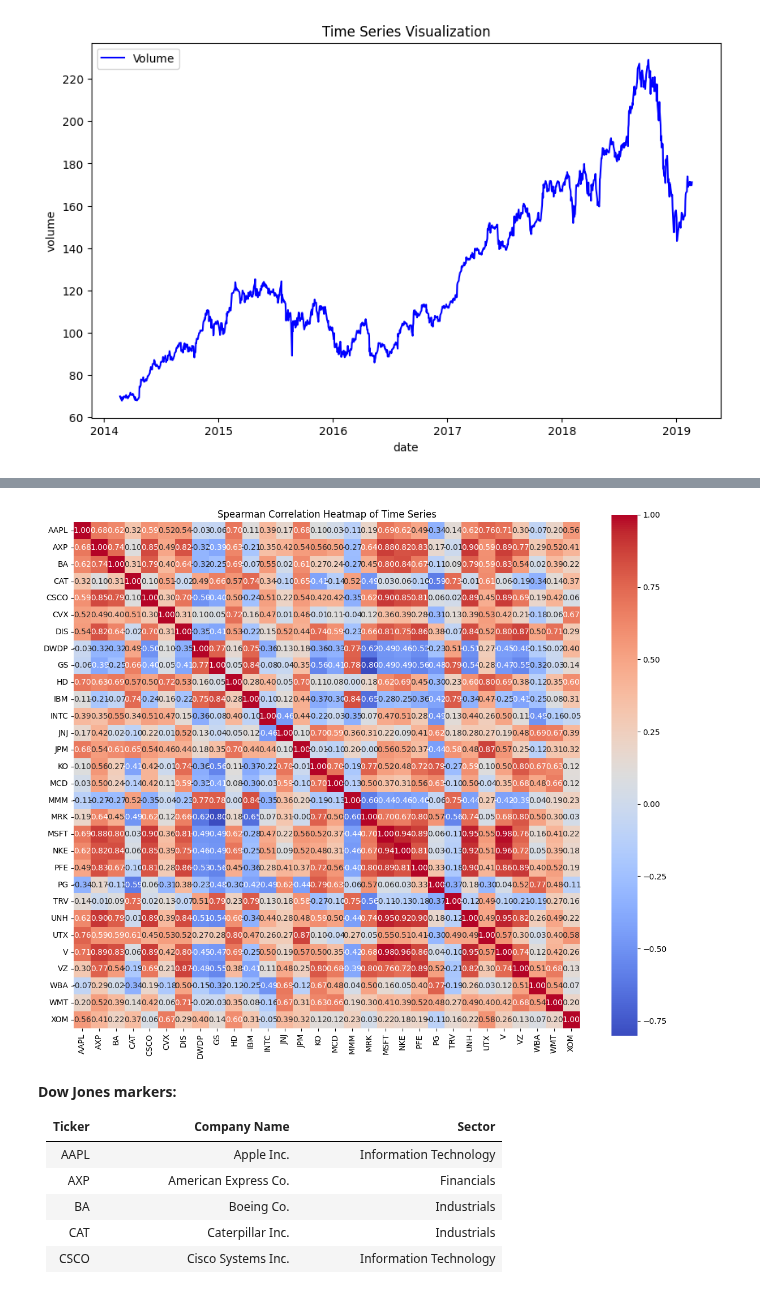
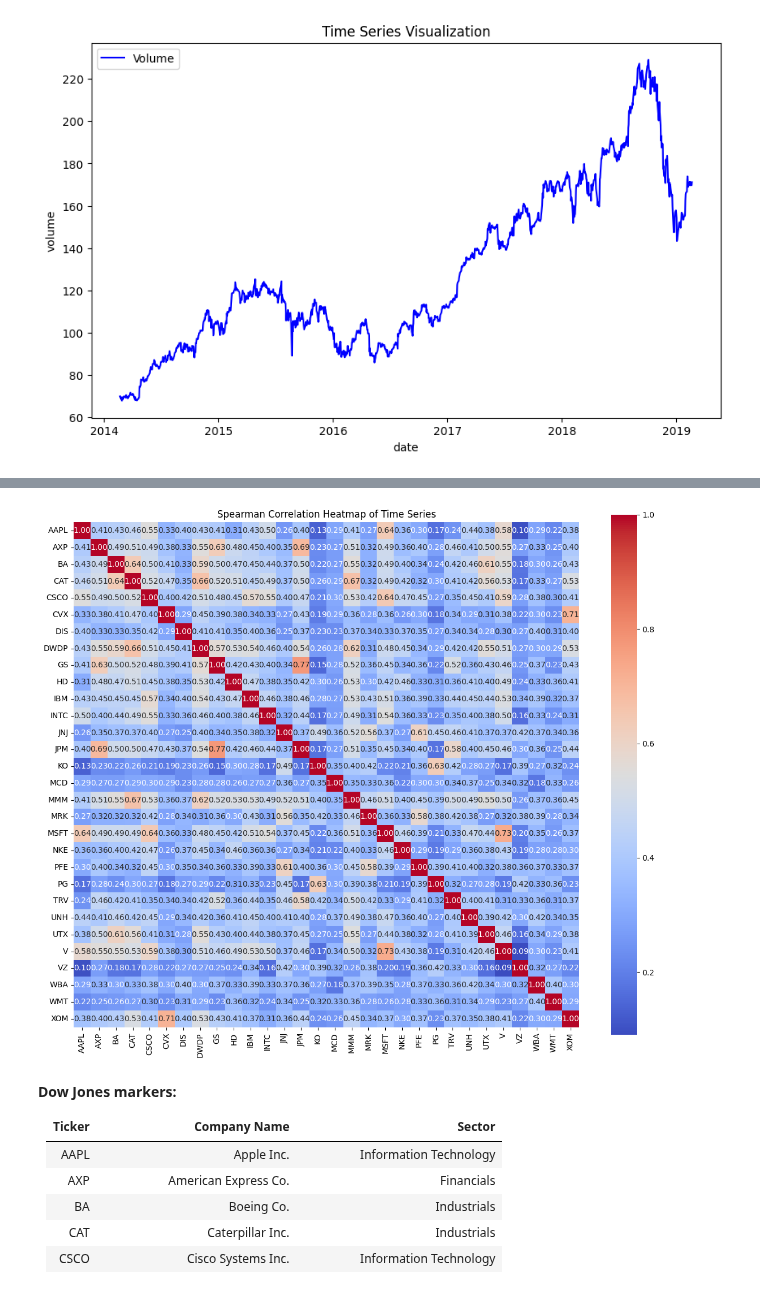
Before and after one commit to maxvonlancaster/nlp-fuzzy, a Jupyter notebook: src/timeseries-advanced.ipynb, the cells around one changed output, grey strips where cells are left out. Drawn from its saved outputs; the diff is of its cells as text; code cells hidden in the pictures.

```diff
--- a/src/timeseries-advanced.ipynb
+++ b/src/timeseries-advanced.ipynb
@@ -84,30 +84,38 @@ list(timeseries_data.keys())
 # %%
 from scipy.stats import spearmanr
 import seaborn as sns
 import matplotlib.pyplot as plt
 
 combined_df = pd.DataFrame()
 
+def add_close_diff_column(df: pd.DataFrame) -> pd.DataFrame:
+    df = df.copy()
+    df['close_diff'] = [0] + list(df['close'][:-1].values - df['close'][1:].values)
+    return df
+
 for name, df in timeseries_data.items():
-    if 'close' in df.columns:
-        combined_df[name] = df['close']
+    timeseries_data[name] = add_close_diff_column(df)
+
+for name, df in timeseries_data.items():
+    if 'close_diff' in df.columns:
+        combined_df[name] = df['close_diff']
     else:
-        print(f"Warning: '{name}' has no 'close' column")
+        print(f"Warning: '{name}' has no 'close_diff' column")
 
 # Step 3: Drop rows with missing values
 combined_df.dropna(inplace=True)
 
 # Step 4: Compute Spearman correlation matrix
 spearman_corr = combined_df.corr(method='spearman')
 
 # Step 5: Plot heatmap
 plt.figure(figsize=(12, 10))
 sns.heatmap(spearman_corr, annot=True, cmap='coolwarm', fmt=".2f", square=True)
 plt.title('Spearman Correlation Heatmap of Time Series')
 plt.tight_layout()
 plt.show()
 # %% [output]
-[figure, old version]
+[figure, new version]
 # %% [markdown]
 **Dow Jones markers:**
 
```
Also changed, not shown: parts of 1 cell of this notebook.
